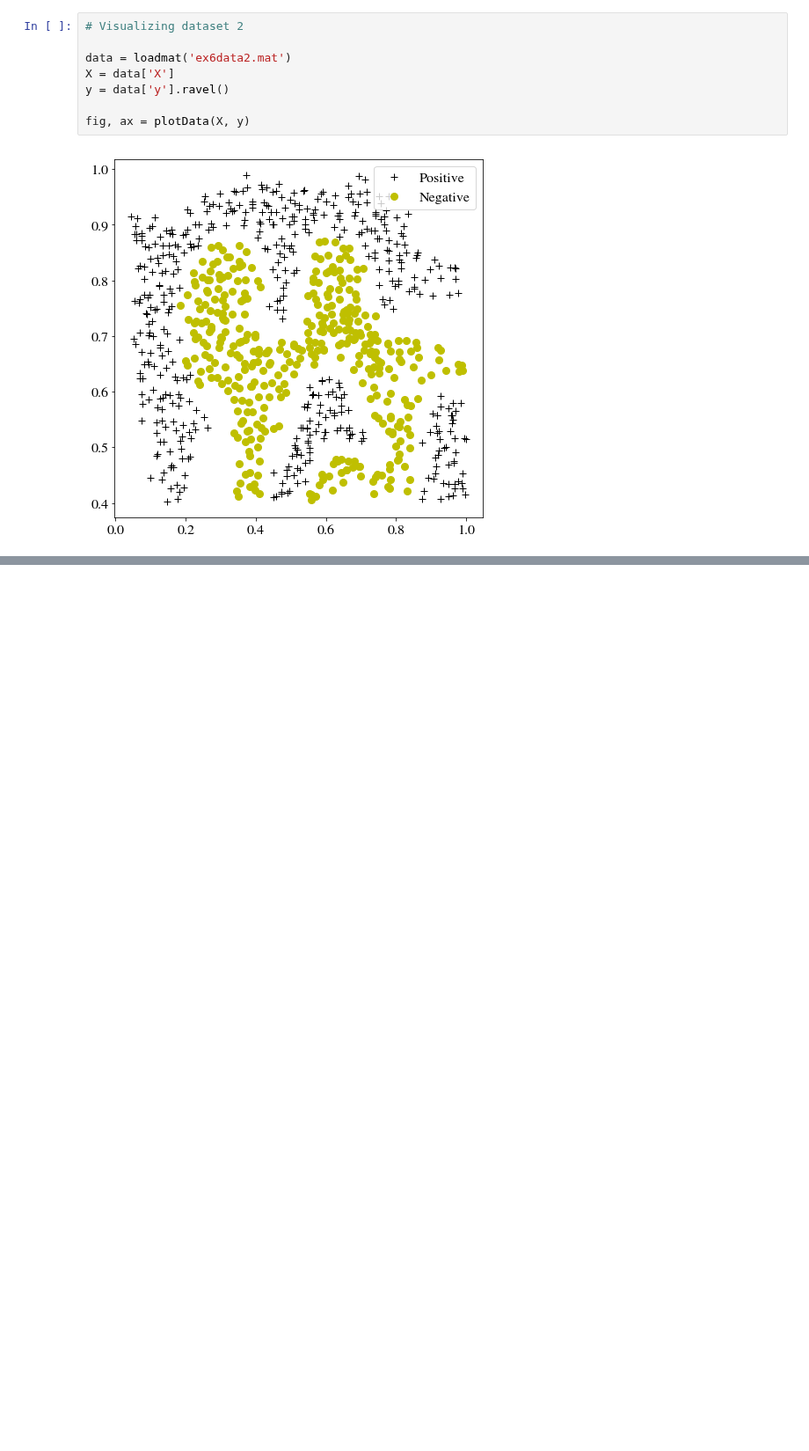
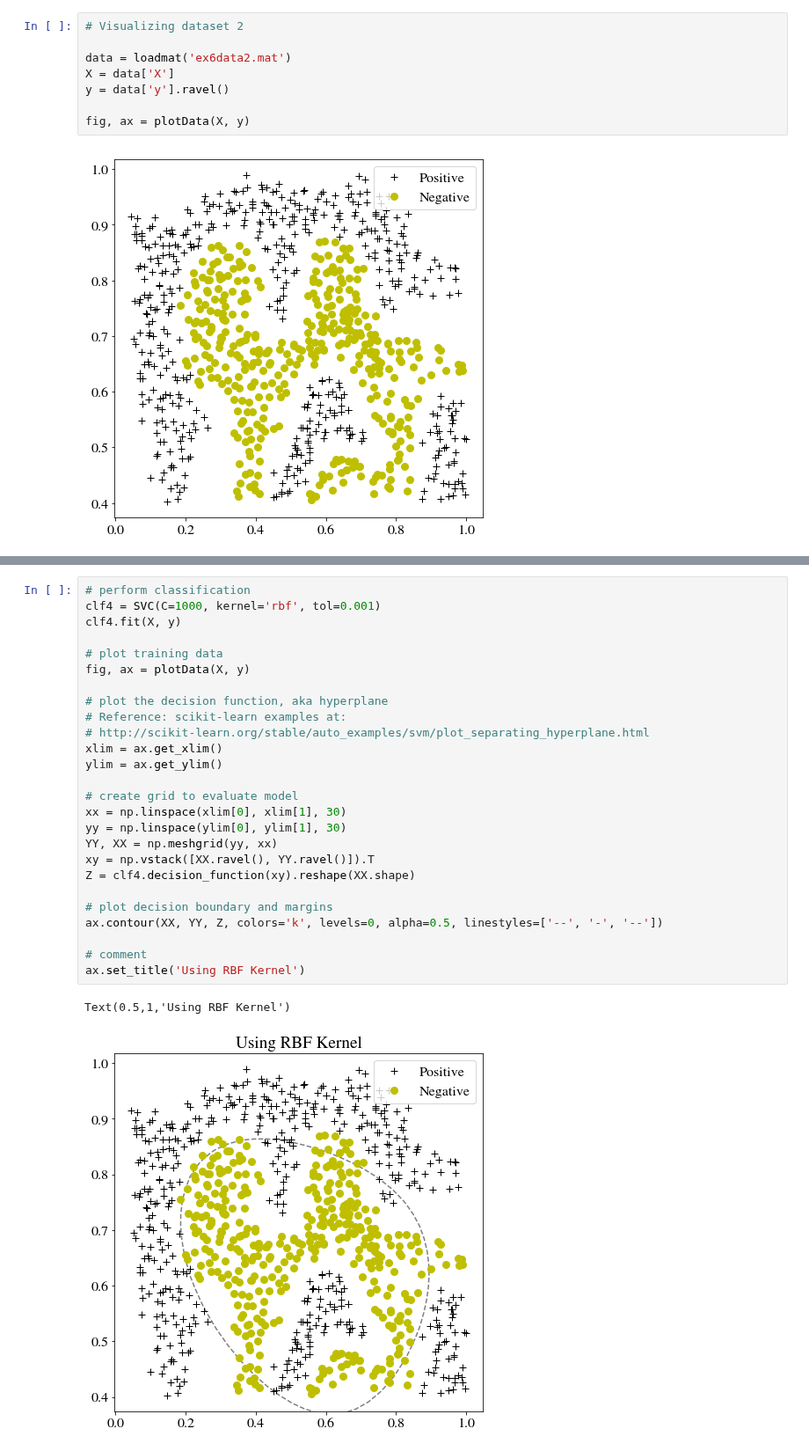
Before and after one commit to oeyh/NN, a Jupyter notebook: assignment6 SVM/assignment 6 SVM.ipynb, the cells around one changed output, grey strips where cells are left out. Shown at 88% size. Drawn from its saved outputs; the diff is of its cells as text; blank space fills up the shorter version.

```diff
--- a/assignment6 SVM/assignment 6 SVM.ipynb
+++ b/assignment6 SVM/assignment 6 SVM.ipynb
@@ -205,0 +202,29 @@ np.sqrt(863)
+# %%
+# perform classification
+clf4 = SVC(C=1000, kernel='rbf', tol=0.001)
+clf4.fit(X, y)
+
+# plot training data
+fig, ax = plotData(X, y)
+
+# plot the decision function, aka hyperplane
+# Reference: scikit-learn examples at:
+# http://scikit-learn.org/stable/auto_examples/svm/plot_separating_hyperplane.html
+xlim = ax.get_xlim()
+ylim = ax.get_ylim()
+
+# create grid to evaluate model
+xx = np.linspace(xlim[0], xlim[1], 30)
+yy = np.linspace(ylim[0], ylim[1], 30)
+YY, XX = np.meshgrid(yy, xx)
+xy = np.vstack([XX.ravel(), YY.ravel()]).T
+Z = clf4.decision_function(xy).reshape(XX.shape)
+
+# plot decision boundary and margins
+ax.contour(XX, YY, Z, colors='k', levels=0, alpha=0.5, linestyles=['--', '-', '--'])
+
+# comment
+ax.set_title('Using RBF Kernel')
+# %% [output]
+Text(0.5,1,'Using RBF Kernel')
+[figure, added]
```
Also changed, not shown: parts of 7 cells of this notebook.
